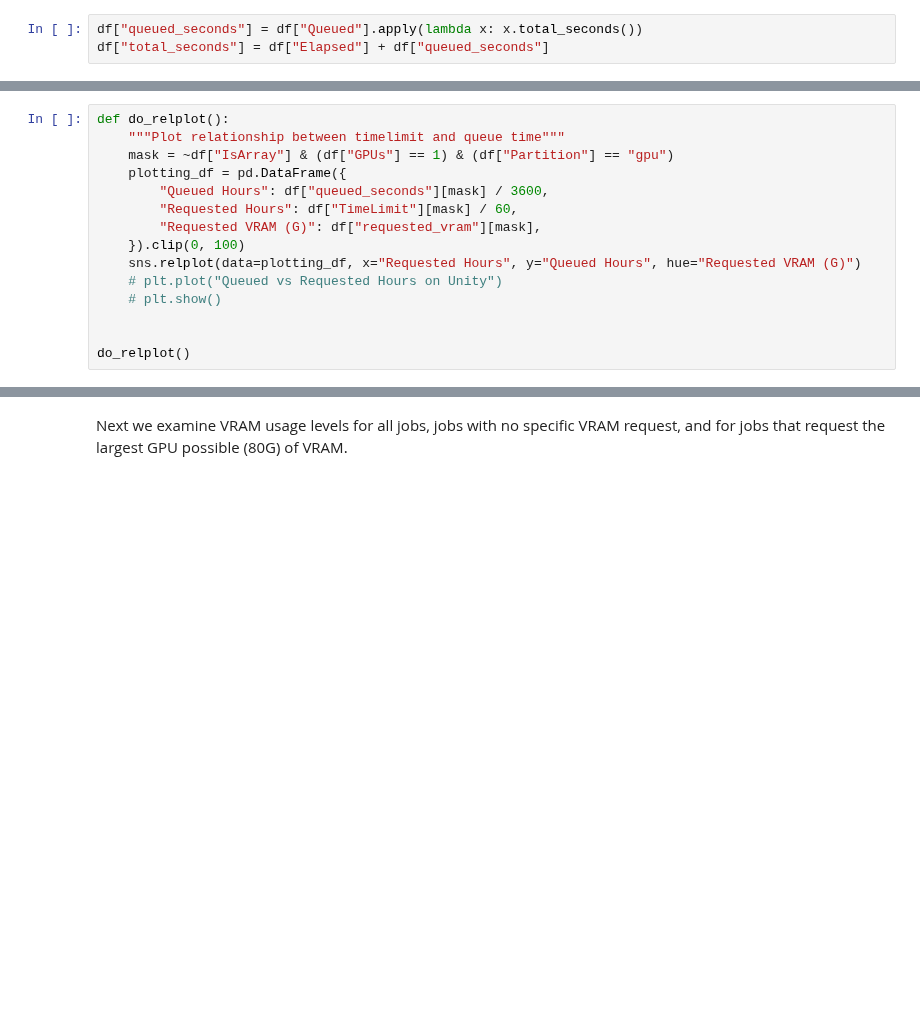
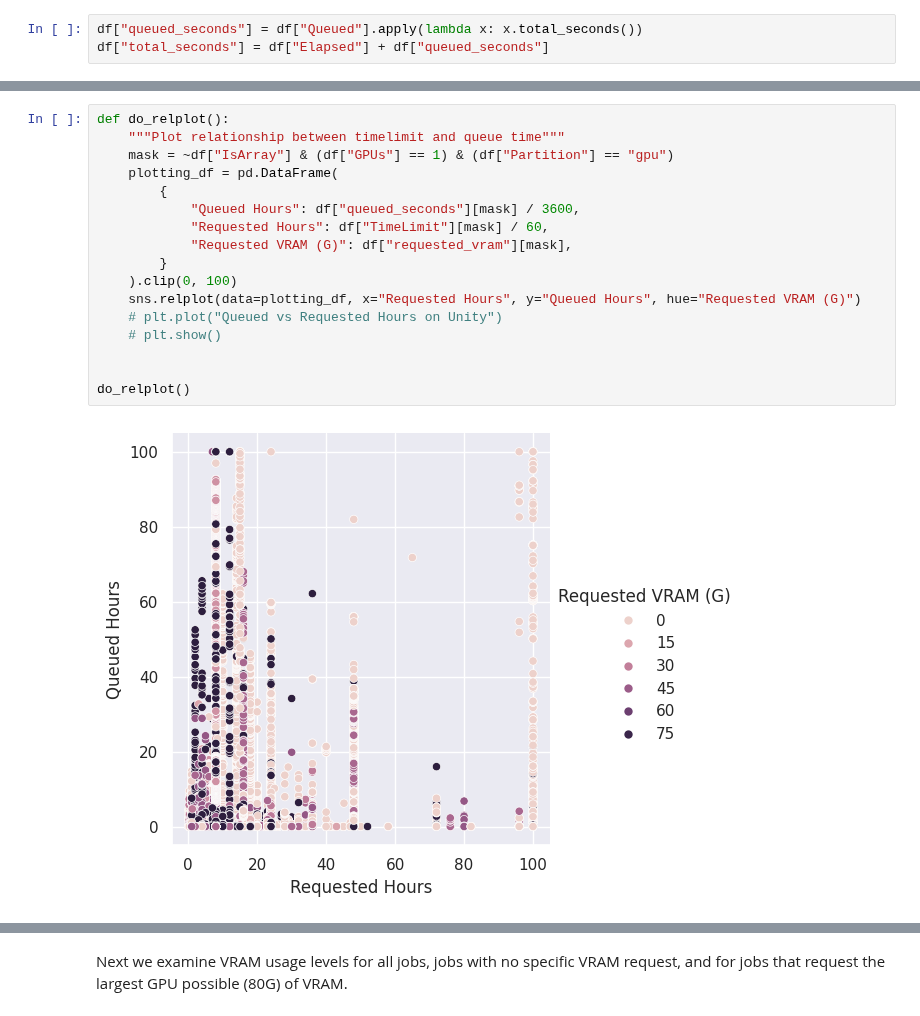
Before and after one commit to UnityHPC/ds4cg-job-analytics, a Jupyter notebook: notebooks/SlurmGPU.ipynb, the cells around one changed output, grey strips where cells are left out. Drawn from its saved outputs; the diff is of its cells as text; blank space fills up the shorter version.

```diff
--- a/notebooks/SlurmGPU.ipynb
+++ b/notebooks/SlurmGPU.ipynb
@@ -51,17 +45,21 @@ plot_queued()
 # %%
 def do_relplot():
     """Plot relationship between timelimit and queue time"""
     mask = ~df["IsArray"] & (df["GPUs"] == 1) & (df["Partition"] == "gpu")
-    plotting_df = pd.DataFrame({
-        "Queued Hours": df["queued_seconds"][mask] / 3600,
-        "Requested Hours": df["TimeLimit"][mask] / 60,
-        "Requested VRAM (G)": df["requested_vram"][mask],
-    }).clip(0, 100)
+    plotting_df = pd.DataFrame(
+        {
+            "Queued Hours": df["queued_seconds"][mask] / 3600,
+            "Requested Hours": df["TimeLimit"][mask] / 60,
+            "Requested VRAM (G)": df["requested_vram"][mask],
+        }
+    ).clip(0, 100)
     sns.relplot(data=plotting_df, x="Requested Hours", y="Queued Hours", hue="Requested VRAM (G)")
     # plt.plot("Queued vs Requested Hours on Unity")
     # plt.show()
 
 
 do_relplot()
+# %% [output]
+[figure, added]
 # %%
 plot_queued(stat="Median")
```
Also changed, not shown: parts of 6 cells of this notebook, 1 other file.
